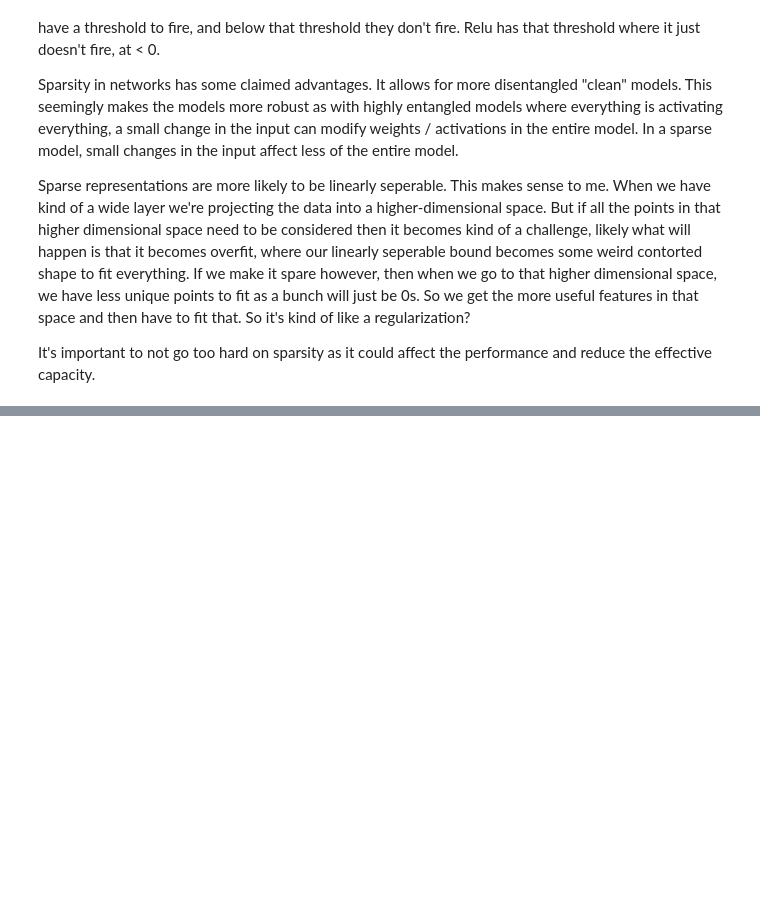
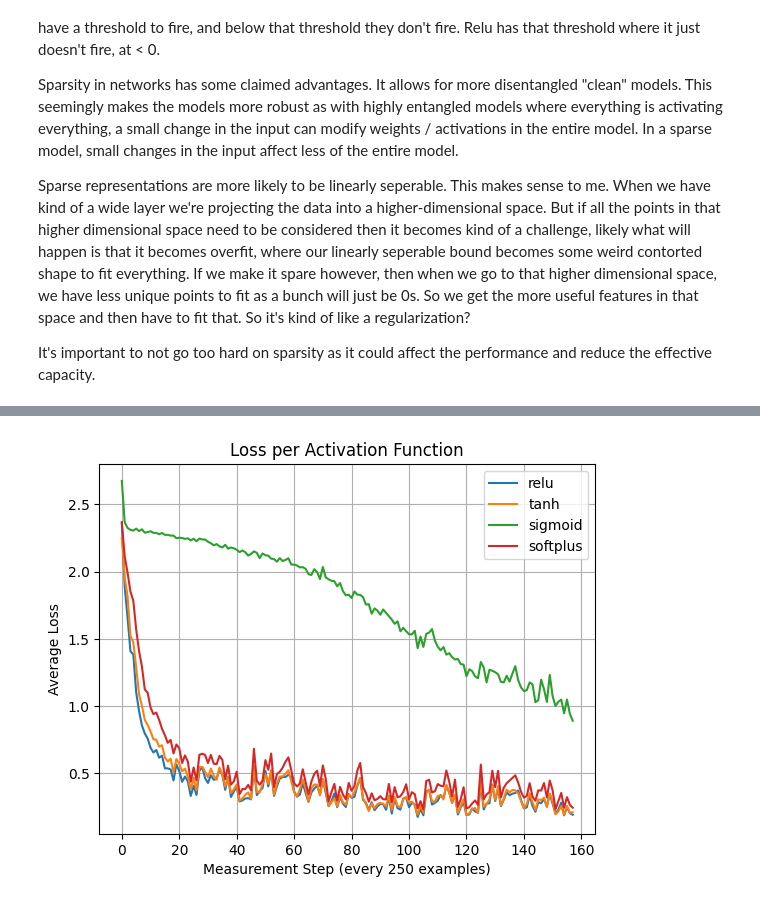
Before and after one commit to julianh65/ML_Learning, a Jupyter notebook: 02-lenet-training-fixes-and-optimizations/4_relu_lenet.ipynb, the cells around one changed output, grey strips where cells are left out. Cells and saved outputs as stored; diff of their text form; code cells hidden in the pictures; blank space fills up the shorter version.

Commit message:
more relu and ran some experiements

```diff
--- a/02-lenet-training-fixes-and-optimizations/4_relu_lenet.ipynb
+++ b/02-lenet-training-fixes-and-optimizations/4_relu_lenet.ipynb
@@ -32,2 +90,76 @@ Side note: I wonder if it's computationally more efficient as well. Gradient is
+# %%
+def loss_individual(model_outputs, target_label_index):
+    max_logit = torch.max(model_outputs)
+    shifted_logits = model_outputs - max_logit
+    exp = torch.exp(shifted_logits)
+    sum_exp = torch.sum(exp)
+    target_exp = exp[target_label_index]
+    softmax_target = target_exp / sum_exp
+
+    # negative log liklihood
+    eps = 1e-12
+    loss = -torch.log(softmax_target + eps)
+    return loss
 # %%
-# compare them with an l1 penalty
+import matplotlib.pyplot as plt
+import time
+
+
+activations = ["relu", "tanh", "sigmoid", "softplus"]
+losses_by_activation = {}
+
+for act in activations:
+    print(f"\n--- Training with activation: {act} ---")
+    start_time = time.time()
+
+    lossi = []
+    mnist_mlp = MLP(28*28, [256, 256, 10], act)
+    learning_rate = 0.001
+    lambda_val = 0.0001
+    print_reset_error_interval = 250
+    cumulative_error = 0
+    count = 0
+    epochs = 2
+    examples_per_epoch = 20000
+
+    for epoch in range(epochs):
+        cumulative_error = 0
+        for i in range(examples_per_epoch):
+            flattened = torch.flatten(x_train[i])
+            out = mnist_mlp(flattened)
+            weights_sum = None
+            for p in mnist_mlp.parameters():
+                if(p.dim() > 1):
+                    square = torch.square(p)
+                    sum = square.sum()
+                    weights_sum = sum if weights_sum is None else weights_sum + sum
+            loss = loss_individual(out, y_train[i].item()) + lambda_val * weights_sum
+            loss.backward()
+            with torch.no_grad():
+                cumulative_error += loss_individual(out, y_train[i].item()).item()
+            count += 1
+            with torch.no_grad():
+                for p in mnist_mlp.parameters():
+                    p -= learning_rate * p.grad
+                    p.grad.zero_()
+            if(i % print_reset_error_interval == 0 and i != 0):
+                lossi.append(cumulative_error / print_reset_error_interval)
+                cumulative_error = 0
+        print("epoch done...")
+
+    losses_by_activation[act] = lossi
+    end_time = time.time()
+    duration = end_time - start_time
+    print(f"Finished {act} in {duration:.2f} seconds")
+
+# Plot all on the same chart
+for act, losses in losses_by_activation.items():
+    plt.plot(losses, label=act)
+
+plt.xlabel('Measurement Step (every 250 examples)')
+plt.ylabel('Average Loss')
+plt.title('Loss per Activation Function')
+plt.grid(True)
+plt.legend()
+plt.show()
+# %% [output]
@@ -33,0 +185 @@ Side note: I wonder if it's computationally more efficient as well. Gradient is
+[figure, added]
```
Also changed, not shown: parts of 7 cells of this notebook.
